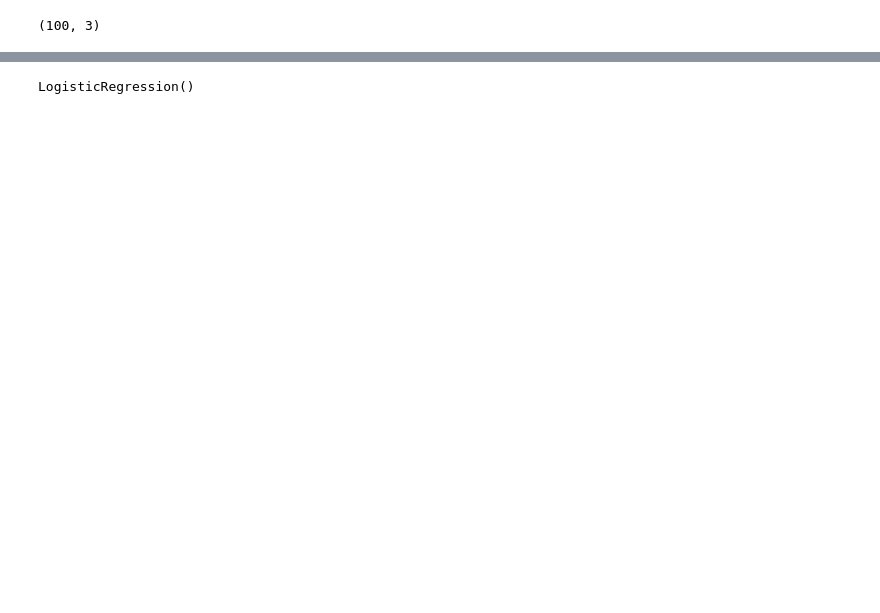
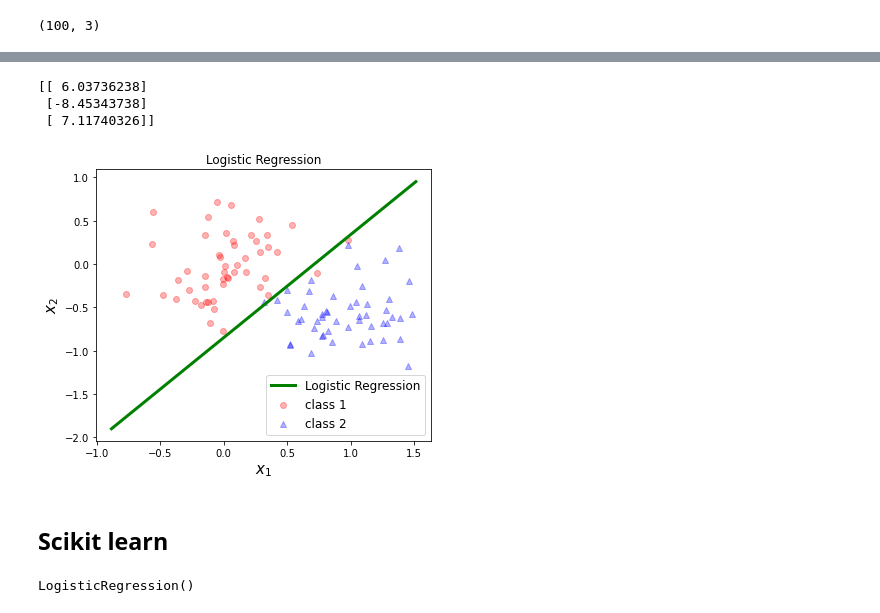
Before and after one commit to enjoy-365/AI_Programming_2022, a Jupyter notebook: week4/4.2) logistic regression.ipynb, the cells around one changed output, grey strips where cells are left out. Cells and saved outputs as stored; diff of their text form; code cells hidden in the pictures; blank space fills up the shorter version.

```diff
--- a/week4/4.2) logistic regression.ipynb
+++ b/week4/4.2) logistic regression.ipynb
@@ -98,5 +105,36 @@ w = np.array([[-6], [2], [1]])
 w = np.asmatrix(w)
 X = np.asmatrix(X)
+# %%
+def f(x,w):
+    return 1/(1+np.exp(-x*w))
+# %%
+alpha = 0.0001
+
+for i in range(10000):
+    df = X.T*(f(X,w)-y)
+    w = w - alpha*df
+
+print(w)
+# %% [output]
+[[ 6.03736238]
+ [-8.45343738]
+ [ 7.11740326]]
+# %%
+px = np.arange(x1min, x1max, 0.1).reshape(-1,1)
+py = - w[1,0]/w[2,0]*px - w[0,0]/w[2,0]
+fig, ax = plt.subplots(figsize=(6,5))
+ax.scatter(data1[:,0], data1[:,1], color='red', label='class 1', alpha =.3)
+ax.scatter(data2[:,0], data2[:,1], color='blue', marker='^', label='class 2', alpha =.3)
+plt.plot(px, py, 'g', linewidth = 3, label = 'Logistic Regression')
+plt.title('Logistic Regression')
+plt.xlabel(r'$x_1$', fontsize = 15)
+plt.ylabel(r'$x_2$', fontsize = 15)
+plt.legend(fontsize = 12)
+plt.show()
+# %% [output]
+[figure, added]
+# %% [markdown]
+## Scikit learn
 # %%
 X = X[:,1:3]
 
```
Also changed, not shown: parts of 9 cells of this notebook.
